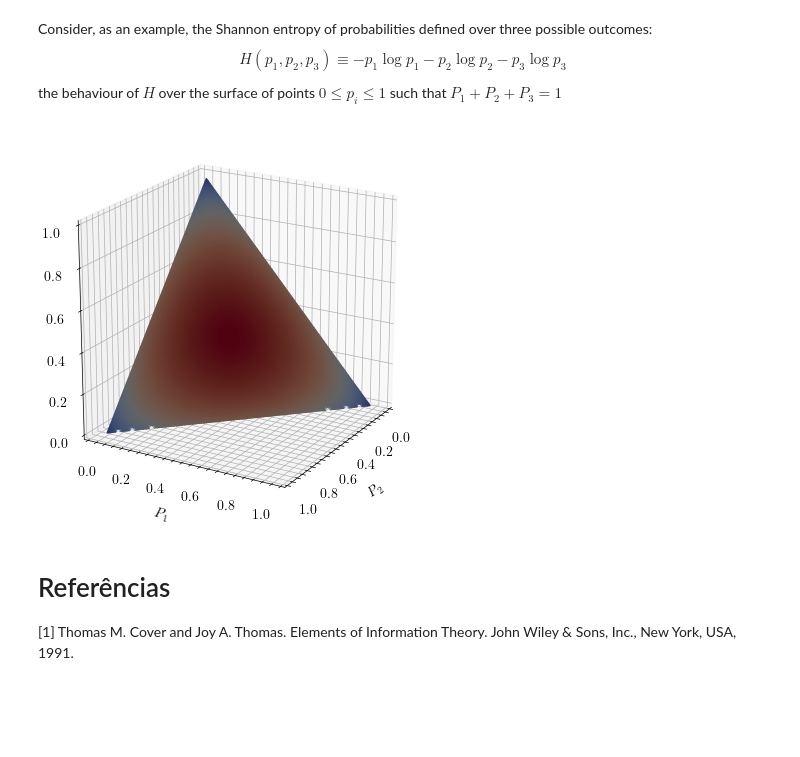
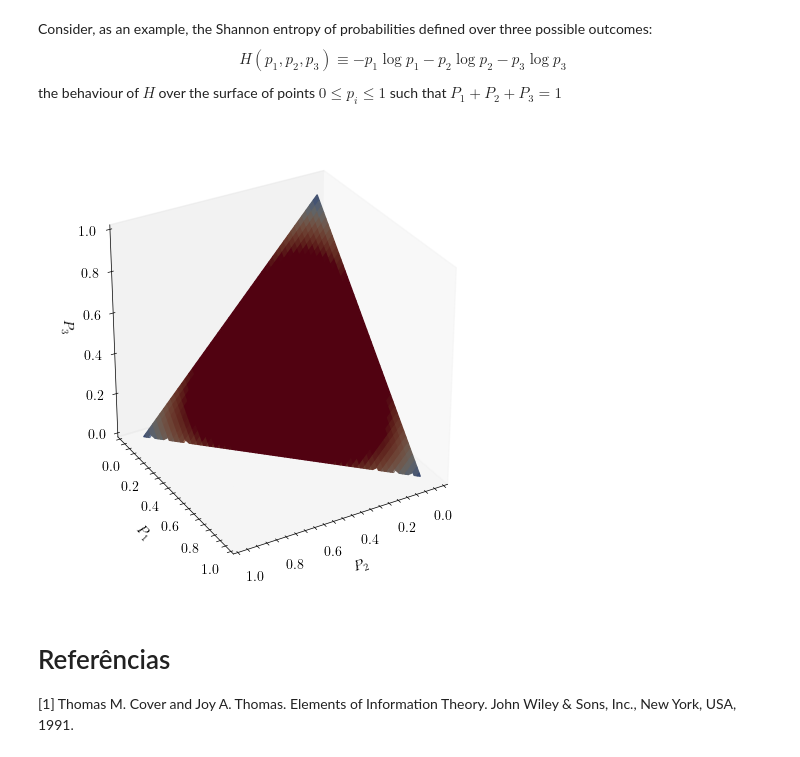
Before and after one commit to silasabs/TIC, a Jupyter notebook: 1. Intro Entropy.ipynb, the cells around one changed output. Saved outputs shown, nothing was run; the diff lists cells and outputs as text; code cells hidden in the pictures; blank space fills up the shorter version.

```diff
--- a/1. Intro Entropy.ipynb
+++ b/1. Intro Entropy.ipynb
@@ -142,43 +143,40 @@ Consider, as an example, the Shannon entropy of probabilities defined over three
 $$H(p_{1},p_{2},p_{3})\equiv-p_{1}\log p_{1}-p_{2}\log p_{2}-p_{3}\log p_{3}$$
 the behaviour of $H$ over the surface of points ${0}\leq p_{i}\leq1$ such that $P_1+P_2+P_3=1$
 # %%
-from matplotlib.colors import Normalize
+from matplotlib import cm
 
 # Define os limites e a região implícita
 x = np.linspace(0, 1, 100)
 y = np.linspace(0, 1, 100)
 X, Y = np.meshgrid(x, y)
 Z = 1 - X - Y
 
 # Mask for valid region
 mask = (X >= 0) & (Y >= 0) & (X + Y <= 1)
 Z = np.where(mask, Z, np.nan)
 
 # Calculate colors based on entropy
 colors = np.zeros_like(Z)
 for i in range(Z.shape[0]):
     for j in range(Z.shape[1]):
         if mask[i, j]:
             colors[i, j] = entropy([X[i, j], Y[i, j], Z[i, j]])
 
 # Plot 3D
-fig = plt.figure(figsize=(6, 5))
+fig = plt.figure(figsize=(7, 6))
 ax = fig.add_subplot(111, projection='3d')
 
 # Colorized surface
-norm = Normalize(vmin=np.nanmin(colors), vmax=np.nanmax(colors))
-surf = ax.plot_surface(X, Y, Z, facecolors=plt.cm.coolwarm(norm(colors)), rstride=1, cstride=1, antialiased=True)
+surf = ax.plot_surface(X, Y, Z, facecolors=cm.coolwarm(colors), antialiased=True)
 
 ax.set_xlabel('$P_2$')
 ax.set_ylabel('$P_1$')
 ax.set_zlabel('$P_3$')
-ax.set_box_aspect([1, 1, 1])
-ax.view_init(elev=20, azim=30)
-
-mappable = plt.cm.ScalarMappable(cmap='coolwarm', norm=norm)
-mappable.set_array([])
+ax.grid(False)
+ax.set_box_aspect([1, 1, 1], zoom=0.90)
+ax.view_init(elev=30, azim=60)
 # %% [output]
-[figure, old version]
+[figure, new version]
 # %% [markdown]
 # Referências
 
```
Also changed, not shown: parts of 2 cells of this notebook.
